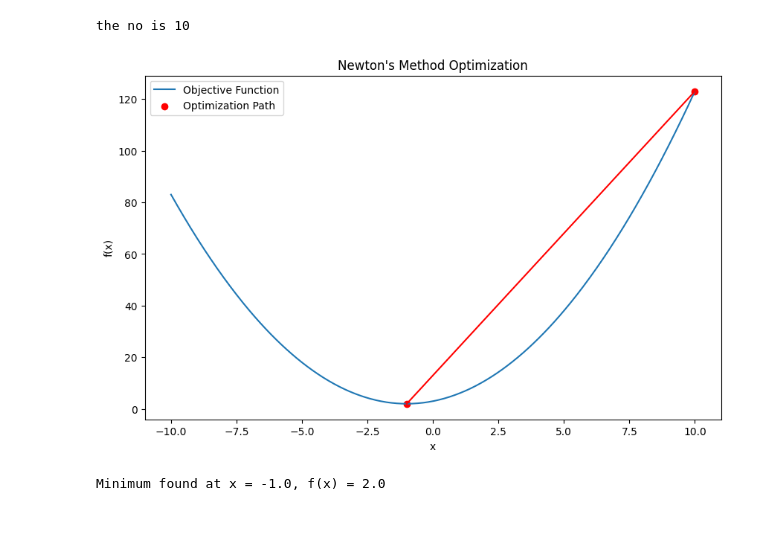
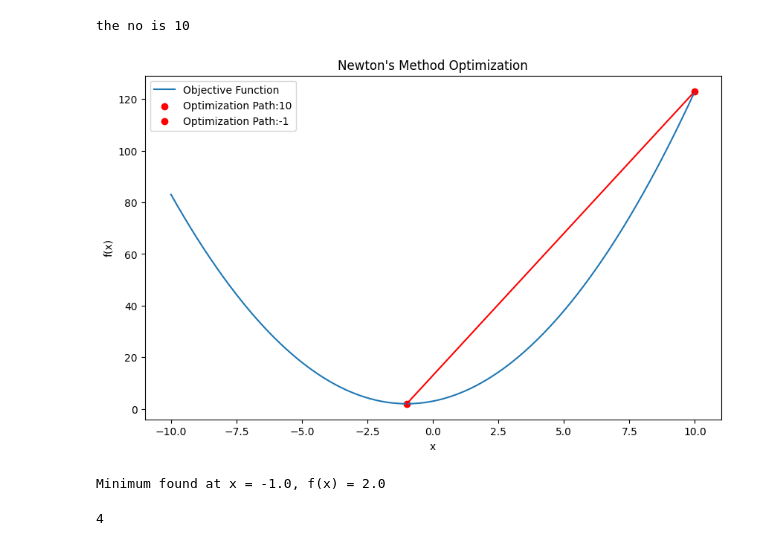
Before and after one commit to toliyang/AI_ML, a Jupyter notebook: ML foundation/8_optimization.ipynb, the cells around one changed output. Cells and saved outputs as stored; diff of their text form; code cells hidden in the pictures.

```diff
--- a/ML foundation/8_optimization.ipynb
+++ b/ML foundation/8_optimization.ipynb
@@ -322,22 +322,27 @@ the no is 10
 # %%
 # Generate data for the function plot
 x_vals = np.linspace(-10, 10, 400)
 y_vals = f(x_vals)
 
 plt.figure(figsize=(10, 6))
 plt.plot(x_vals, y_vals, label='Objective Function')
-# for x in path:
-#     label_x = f'Optimization Path:{x:.0f}'
-#     plt.scatter(x, f(x), color='red', label=label_x)
-plt.scatter(path, [f(x) for x in path], color='red', label='Optimization Path')
+for x in path:
+    label_x = f'Optimization Path:{x:.0f}'
+    plt.scatter(x, f(x), color='red', label=label_x)
+# plt.scatter(path, [f(x) for x in path], color='red', label='Optimization Path')
 plt.plot(path, [f(x) for x in path], color='red')
 plt.xlabel('x')
 plt.ylabel('f(x)')
 plt.title('Newton\'s Method Optimization')
 plt.legend()
 plt.show()
 
 print(f"Minimum found at x = {min_x}, f(x) = {f(min_x)}")
 # %% [output]
-[figure, old version]
+[figure, new version]
 Minimum found at x = -1.0, f(x) = 2.0
+# %%
+z = [1,4,5]
+print(z[1])
+# %% [output]
+4
```
